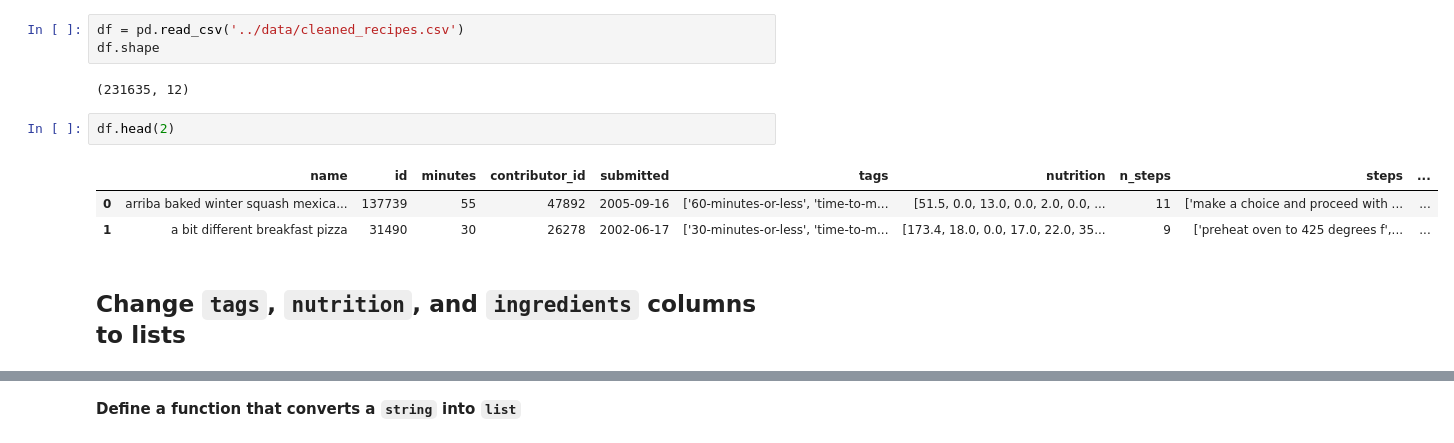
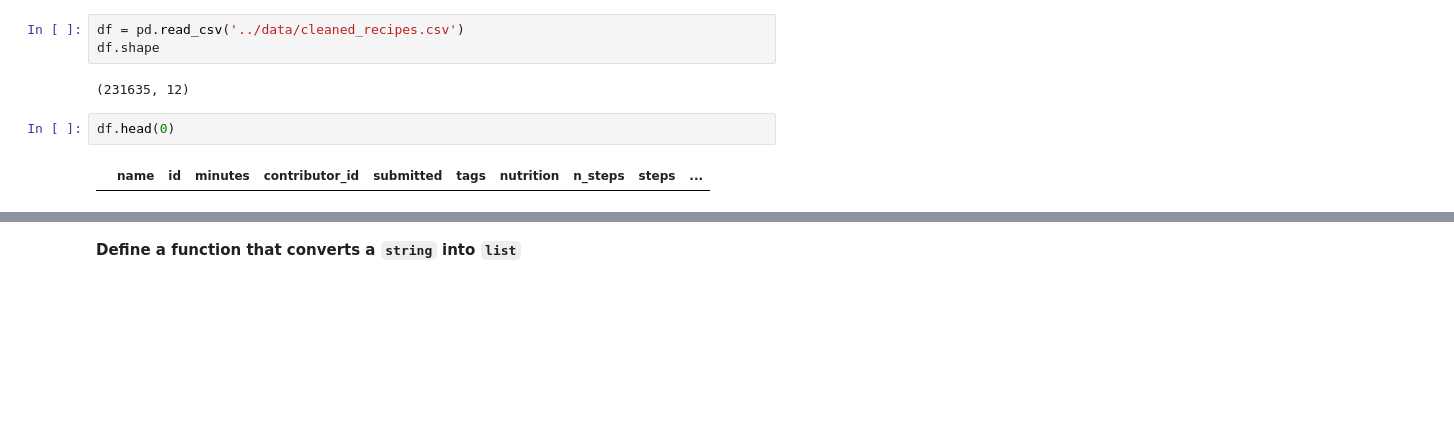
Before and after one commit to dinabahar/capstone-project, a Jupyter notebook: code/2.feature engineering.ipynb, the cells around one changed output, grey strips where cells are left out. Drawn from its saved outputs; the diff is of its cells as text; blank space fills up the shorter version.

```diff
--- a/code/2.feature engineering.ipynb
+++ b/code/2.feature engineering.ipynb
@@ -25,11 +23,6 @@ df.shape
 # %% [output]
 (231635, 12)
 # %%
-df.head(2)
+df.head(0)
 # %% [output]
 |  | name | id | minutes | contributor_id | submitted | tags | nutrition | n_steps | steps | ... |
-| 0 | arriba baked winter squash mexica... | 137739 | 55 | 47892 | 2005-09-16 | ['60-minutes-or-less', 'time-to-m... | [51.5, 0.0, 13.0, 0.0, 2.0, 0.0, ... | 11 | ['make a choice and proceed with ... | ... |
-| 1 | a bit different breakfast pizza | 31490 | 30 | 26278 | 2002-06-17 | ['30-minutes-or-less', 'time-to-m... | [173.4, 18.0, 0.0, 17.0, 22.0, 35... | 9 | ['preheat oven to 425 degrees f',... | ... |
-# %% [markdown]
-Change `tags`, `nutrition`, and `ingredients` columns to lists
----
```
Also changed, not shown: parts of 61 cells of this notebook, 1 other file.
